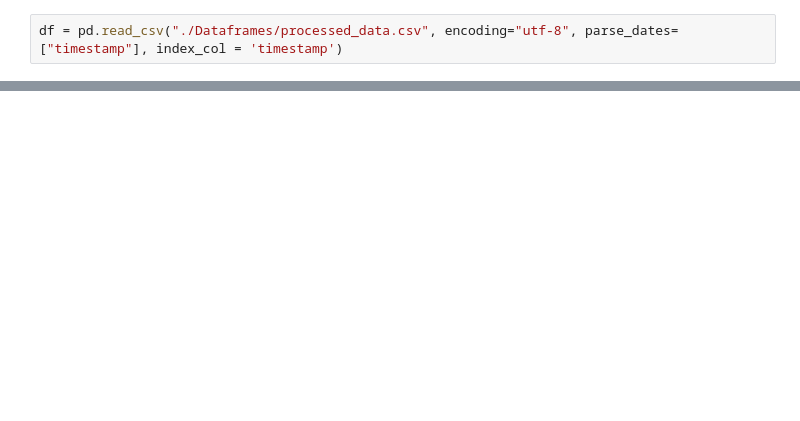
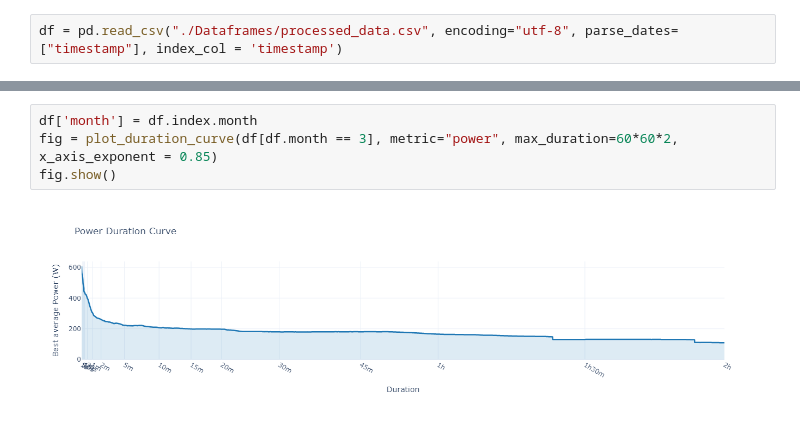
Before and after one commit to MoeHome/data_analysis_project, a Jupyter notebook: analysis.ipynb, the cells around one changed output, grey strips where cells are left out. Cells and saved outputs as stored; diff of their text form; blank space fills up the shorter version.

```diff
--- a/analysis.ipynb
+++ b/analysis.ipynb
@@ -16,0 +279,6 @@ df.head()
+# %%
+df['month'] = df.index.month
+fig = plot_duration_curve(df[df.month == 3], metric="power", max_duration=60*60*2, x_axis_exponent = 0.85)
+fig.show()
+# %% [output]
+[figure, added]
```
Also changed, not shown: parts of 7 cells of this notebook.
